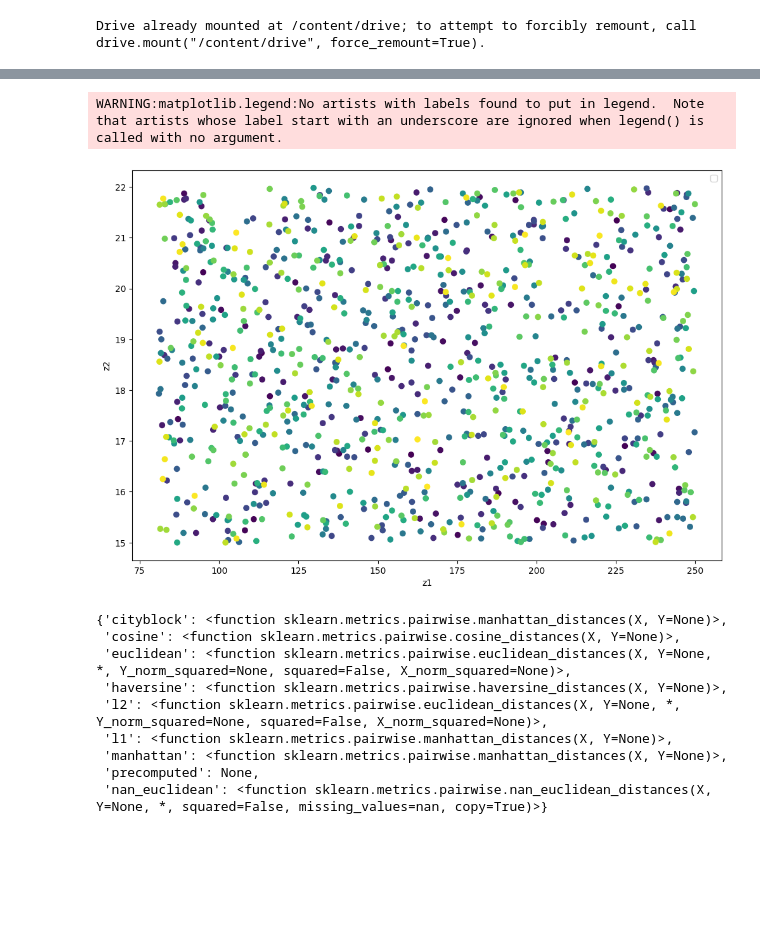
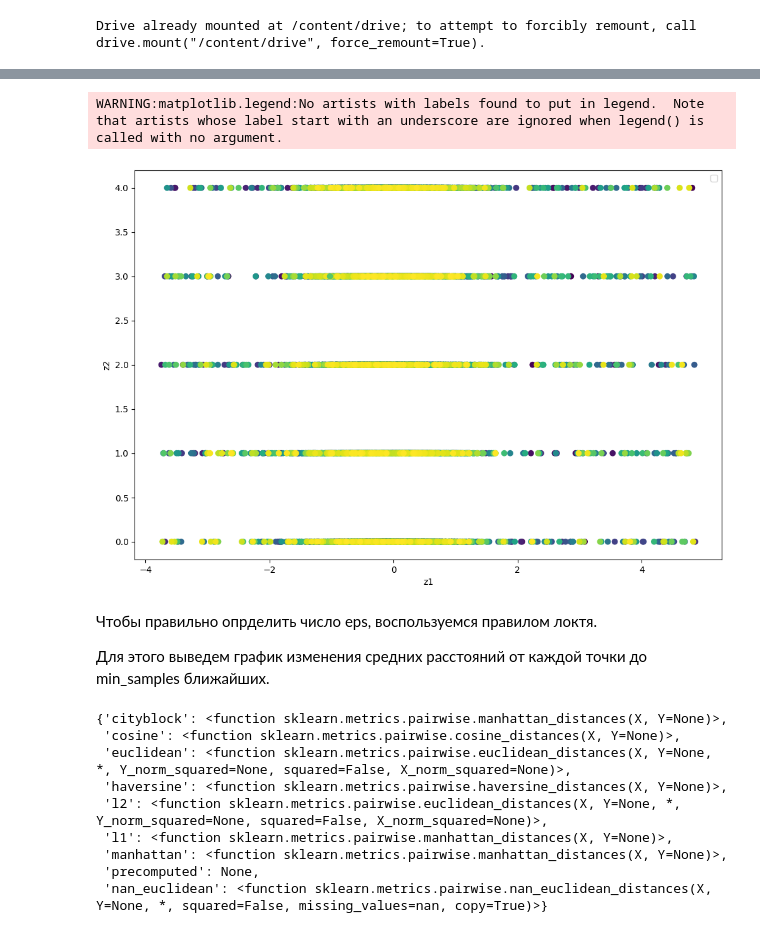
Before and after one commit to AirSunday/Study_Data_Analysis, a Jupyter notebook: Lab/Lab6/lab6.ipynb, the cells around one changed output, grey strips where cells are left out. Cells and saved outputs as stored; diff of their text form; code cells hidden in the pictures; blank space fills up the shorter version.

```diff
--- a/Lab/Lab6/lab6.ipynb
+++ b/Lab/Lab6/lab6.ipynb
@@ -15,4 +17,4 @@ from sklearn.model_selection import train_test_split
 # %%
-dataset = pd.read_csv('/content/drive/MyDrive/Data_Analysis/banana_quality_dataset.csv')
+dataset = pd.read_csv('/content/drive/MyDrive/Data_Analysis/equipment_anomaly_data.csv')
 dataset.head()
 # %% [output]
@@ -25,10 +26,0 @@ dataset.head()
-# %%
-from sklearn.preprocessing import OneHotEncoder
-from sklearn.preprocessing import OrdinalEncoder
-
-enc_ = OrdinalEncoder()
-
-dataset[['region', 'quality_category', 'ripeness_category']] = enc_.fit_transform(dataset[['region', 'quality_category', 'ripeness_category']])
-dataset = dataset.drop('sample_id', axis=1)
-dataset = dataset.drop('harvest_date', axis=1)
-dataset.head()
@@ -53,35 +125,11 @@ array(['Manzano', 'Plantain', 'Burro', 'Red Dacca', 'Fehi', 'Lady Finger',
 # %%
 # сохраняем только числовые столбцы. Категориальные кодируем в числовые. Целевую переменную (если она есть) - убираем
 cols_for_clusters = [
-    'region',
-    'quality_score',
-    'quality_category',
-    'ripeness_index',
-    'ripeness_category',
-    'sugar_content_brix',
-    'firmness_kgf',
-    'length_cm',
-    'weight_g',
-    'tree_age_years',
-    'altitude_m',
-    'rainfall_mm',
-    'soil_nitrogen_ppm'
+    'temperature', 'pressure', 'vibration', 'humidity', 'faulty', 'location'
     ]
 
 cols = [
-    'region',
-    'quality_score',
-    'quality_category',
-    'ripeness_index',
-    'ripeness_category',
-    'sugar_content_brix',
-    'firmness_kgf',
-    'length_cm',
-    'weight_g',
-    'tree_age_years',
-    'altitude_m',
-    'rainfall_mm',
-    'soil_nitrogen_ppm'
+    'temperature', 'pressure', 'vibration', 'humidity', 'faulty', 'location'
     ]
 
 df= dataset[cols_for_clusters].copy() # делаем копию, чтобы не было сюрпризов с исходным набором данных
@@ -222,19 +369,23 @@ v_measure = 0.4620995419421128
 # %%
 plt.figure(figsize=(12,8))
 colors = ["navy", "turquoise", "darkorange"]
 lw = 2
 
 plt.scatter(
-        X['weight_g'], X['sugar_content_brix'], c=dbscan_cluster1.labels_
+        X['temperature'], X['location'], c=dbscan_cluster1.labels_
     )
 
 plt.legend(loc="best", shadow=False, scatterpoints=2)
 plt.xlabel("z1")
 plt.ylabel("z2")
 plt.show()
 # %% [output]
 WARNING:matplotlib.legend:No artists with labels found to put in legend.  Note that artists whose label start with an underscore are ignored when legend() is called with no argument.
-[figure, old version]
+[figure, new version]
+# %% [markdown]
+Чтобы правильно опрделить число eps, воспользуемся правилом локтя.
+
+Для этого выведем график изменения средних расстояний от каждой точки до min_samples ближайших.
 # %%
 from sklearn.neighbors import NearestNeighbors
 
```
Also changed, not shown: parts of 35 cells of this notebook.
